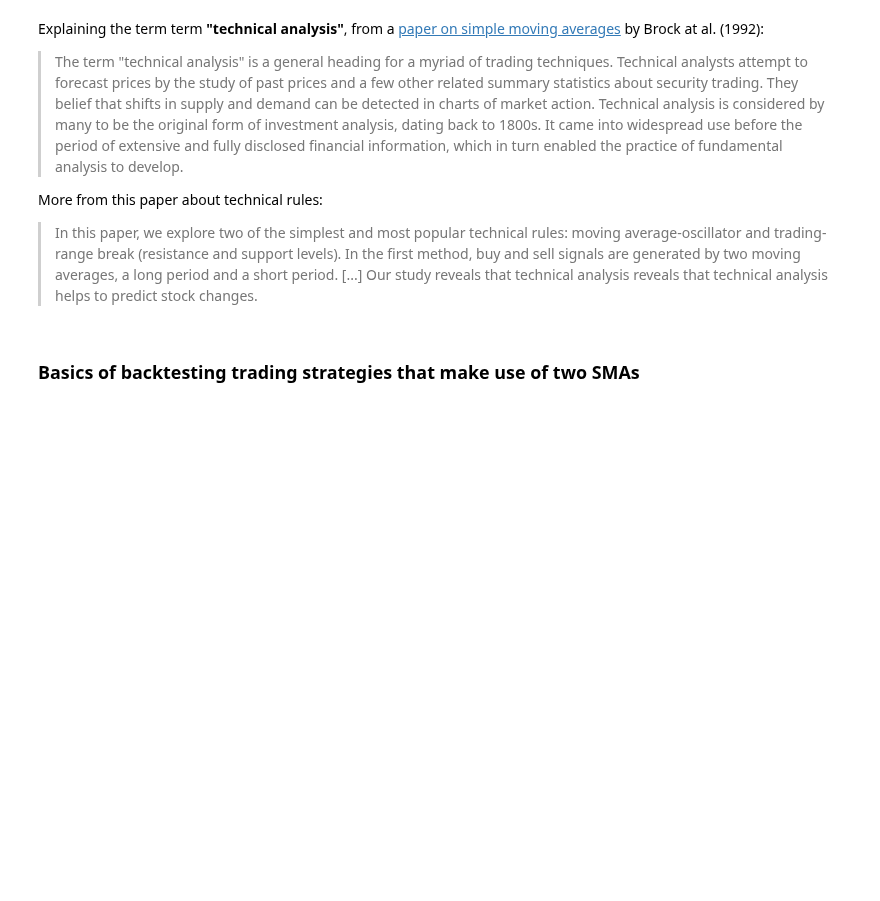
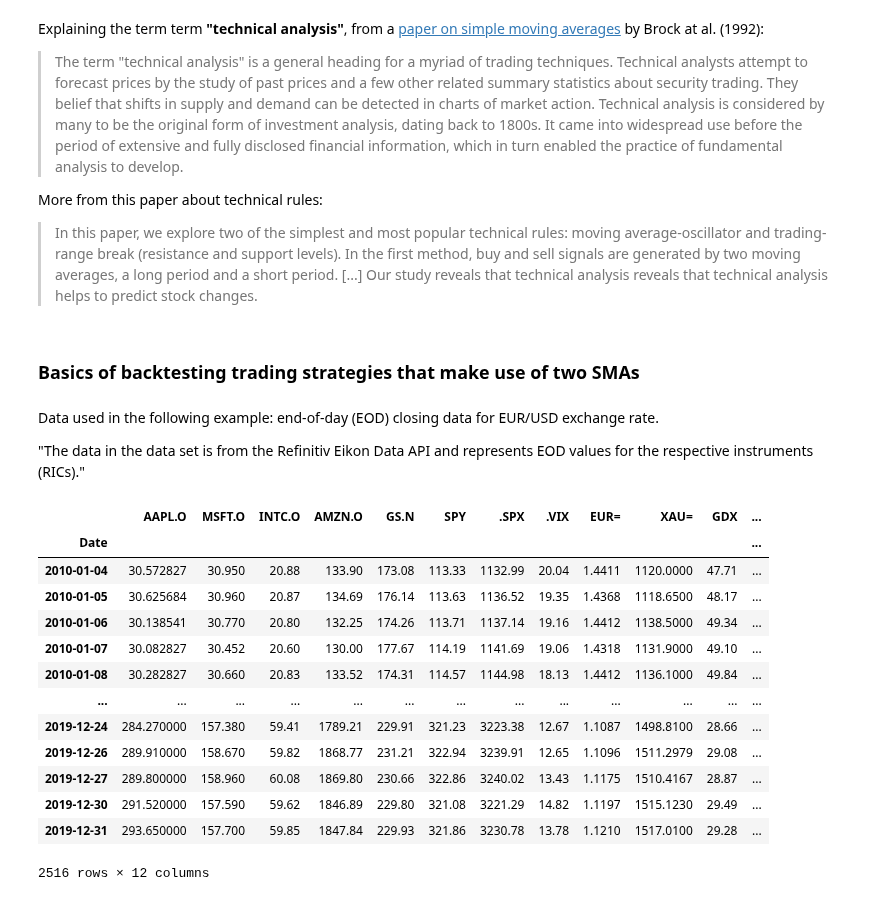
Before and after one commit to mindeleven/Analyzing-financial-data-with-python-and-rust, a Jupyter notebook: algorithmic_trading/algorithmic-trading-hilpisch/python_for_algorithmic_trading/ch04_Vectorized_Backtesting/02_moving_averages_strategies.ipynb, the cells around one changed output. Drawn from its saved outputs; the diff is of its cells as text; code cells hidden in the pictures; blank space fills up the shorter version.

```diff
--- a/algorithmic_trading/algorithmic-trading-hilpisch/python_for_algorithmic_trading/ch04_Vectorized_Backtesting/02_moving_averages_strategies.ipynb
+++ b/algorithmic_trading/algorithmic-trading-hilpisch/python_for_algorithmic_trading/ch04_Vectorized_Backtesting/02_moving_averages_strategies.ipynb
@@ -16,0 +24,24 @@ More from this paper about technical rules:
+# %% [markdown]
+Data used in the following example: end-of-day (EOD) closing data for EUR/USD exchange rate.
+
+"The data in the data set is from the Refinitiv Eikon Data API and represents EOD values for the respective instruments (RICs)."
+# %%
+# for starters, let's read the data
+raw = pd.read_csv("../../assets/data/aiif_eikon_eod_data.csv", index_col=0, parse_dates=True).dropna() # (1)
+# %%
+raw
+# %% [output]
+|  | AAPL.O | MSFT.O | INTC.O | AMZN.O | GS.N | SPY | .SPX | .VIX | EUR= | XAU= | GDX | ... |
+| Date |  |  |  |  |  |  |  |  |  |  |  | ... |
+| 2010-01-04 | 30.572827 | 30.950 | 20.88 | 133.90 | 173.08 | 113.33 | 1132.99 | 20.04 | 1.4411 | 1120.0000 | 47.71 | ... |
+| 2010-01-05 | 30.625684 | 30.960 | 20.87 | 134.69 | 176.14 | 113.63 | 1136.52 | 19.35 | 1.4368 | 1118.6500 | 48.17 | ... |
+| 2010-01-06 | 30.138541 | 30.770 | 20.80 | 132.25 | 174.26 | 113.71 | 1137.14 | 19.16 | 1.4412 | 1138.5000 | 49.34 | ... |
+| 2010-01-07 | 30.082827 | 30.452 | 20.60 | 130.00 | 177.67 | 114.19 | 1141.69 | 19.06 | 1.4318 | 1131.9000 | 49.10 | ... |
+| 2010-01-08 | 30.282827 | 30.660 | 20.83 | 133.52 | 174.31 | 114.57 | 1144.98 | 18.13 | 1.4412 | 1136.1000 | 49.84 | ... |
+| ... | ... | ... | ... | ... | ... | ... | ... | ... | ... | ... | ... | ... |
+| 2019-12-24 | 284.270000 | 157.380 | 59.41 | 1789.21 | 229.91 | 321.23 | 3223.38 | 12.67 | 1.1087 | 1498.8100 | 28.66 | ... |
+| 2019-12-26 | 289.910000 | 158.670 | 59.82 | 1868.77 | 231.21 | 322.94 | 3239.91 | 12.65 | 1.1096 | 1511.2979 | 29.08 | ... |
+| 2019-12-27 | 289.800000 | 158.960 | 60.08 | 1869.80 | 230.66 | 322.86 | 3240.02 | 13.43 | 1.1175 | 1510.4167 | 28.87 | ... |
+| 2019-12-30 | 291.520000 | 157.590 | 59.62 | 1846.89 | 229.80 | 321.08 | 3221.29 | 14.82 | 1.1197 | 1515.1230 | 29.49 | ... |
+| 2019-12-31 | 293.650000 | 157.700 | 59.85 | 1847.84 | 229.93 | 321.86 | 3230.78 | 13.78 | 1.1210 | 1517.0100 | 29.28 | ... |
+2516 rows × 12 columns
```
Also changed, not shown: parts of 16 cells of this notebook.
